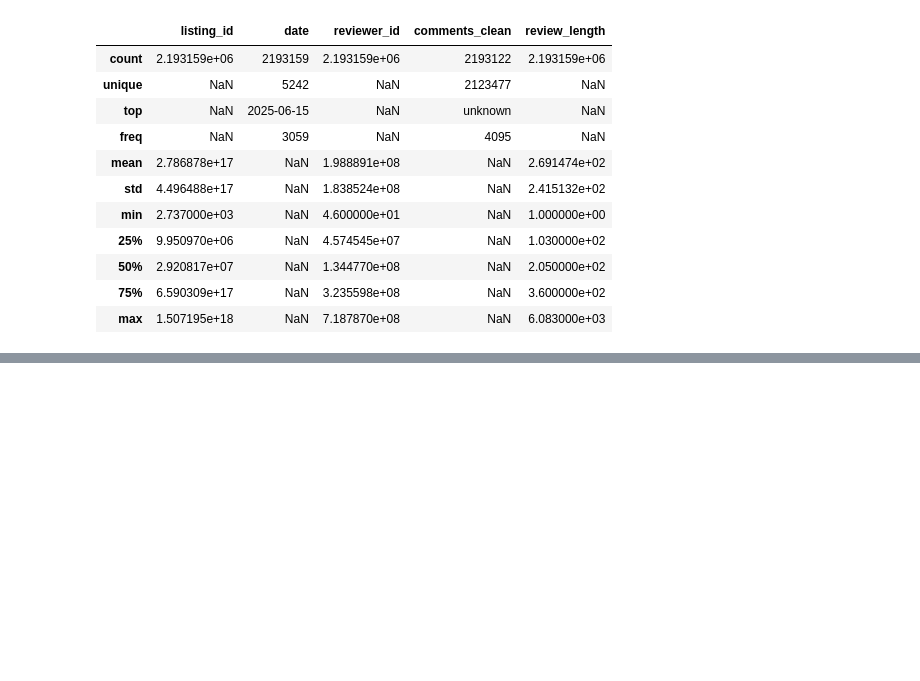
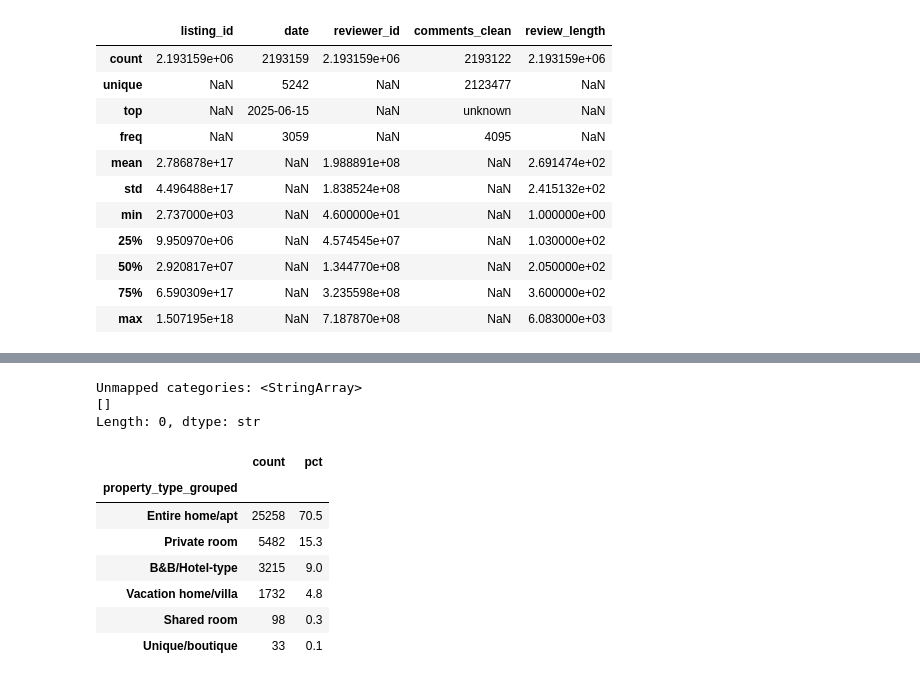
Before and after one commit to pln6/airbnb-market-segmentation-analysis, a Jupyter notebook: notebooks/02_feature_engineering.ipynb, the cells around one changed output, grey strips where cells are left out. Drawn from its saved outputs; the diff is of its cells as text; code cells hidden in the pictures; blank space fills up the shorter version.

```diff
--- a/notebooks/02_feature_engineering.ipynb
+++ b/notebooks/02_feature_engineering.ipynb
@@ -102,0 +149,39 @@ reviews_clean.describe(include = 'all')
+# %%
+# ordered rules: first matching pattern wins & order matters
+property_type_rules = [
+    (r'^Shared room', 'Shared room'),
+    (r'bed and breakfast|hostel|casa particular|farm stay|minsu', 'B&B/Hotel-type'),
+    (r'vacation home|villa|cabin|cottage|chalet|bungalow|tiny home', 'Vacation home/villa'),
+    (r'boat|tower|castle|dome|camper|windmill|cave|nature lodge', 'Unique/boutique'),
+    (r'^Room in', 'B&B/Hotel-type'),
+    (r'^Private room', 'Private room'),
+    (r'^Entire', 'Entire home/apt'),
+]
+
+def map_property_type(value):
+    for pattern, label in property_type_rules:
+        if re.search(pattern, value, flags=re.IGNORECASE):
+            return label
+    return None  # flags anything unmatched
+
+listings_clean['property_type_grouped'] = listings_clean['property_type'].apply(map_property_type)
+
+# sanity check if there are any unmatched categories
+unmapped = listings_clean.loc[listings_clean['property_type_grouped'].isna(), 'property_type'].unique()
+print("Unmapped categories:", unmapped)
+
+grouped_counts = listings_clean['property_type_grouped'].value_counts()
+grouped_pct = listings_clean['property_type_grouped'].value_counts(normalize=True).mul(100).round(1)
+display(pd.DataFrame({'count': grouped_counts, 'pct': grouped_pct}))
+# %% [output]
+Unmapped categories: <StringArray>
+[]
+Length: 0, dtype: str
+|  | count | pct |
+| property_type_grouped |  |  |
+| Entire home/apt | 25258 | 70.5 |
+| Private room | 5482 | 15.3 |
+| B&B/Hotel-type | 3215 | 9.0 |
+| Vacation home/villa | 1732 | 4.8 |
+| Shared room | 98 | 0.3 |
+| Unique/boutique | 33 | 0.1 |
```
Also changed, not shown: parts of 12 cells of this notebook.
